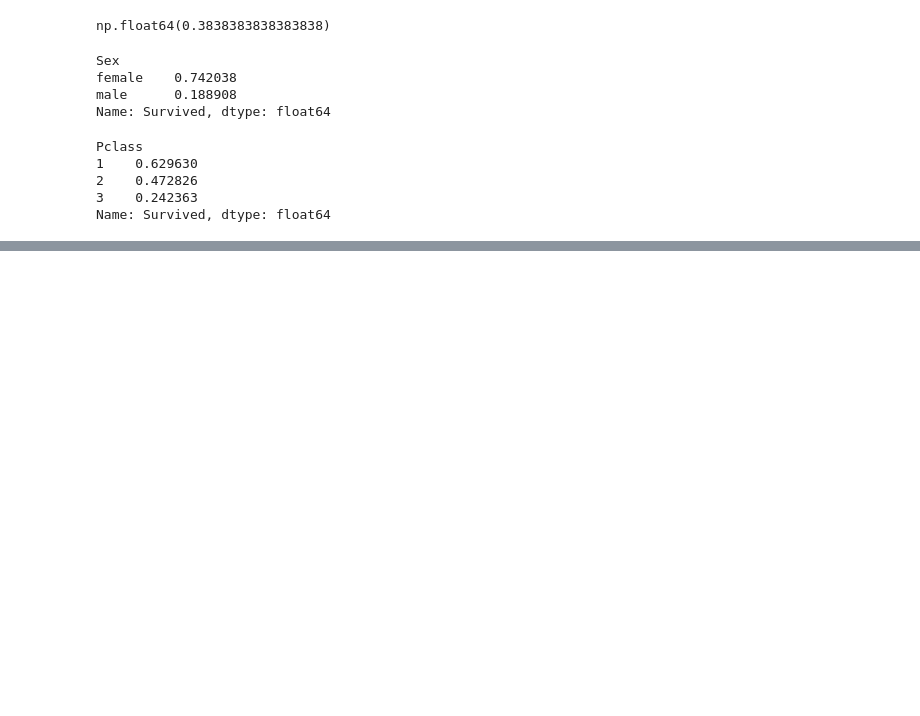
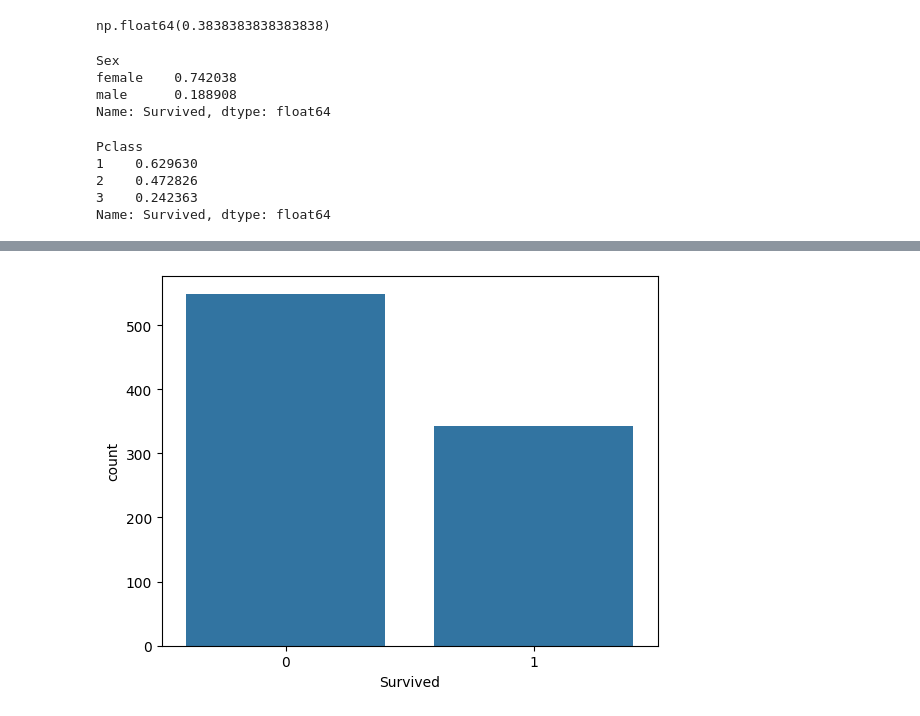
Before and after one commit to KickOutFury/AI-STUDY, a Jupyter notebook: KAGGLE/titanic/titanic_eda.ipynb, the cells around one changed output, grey strips where cells are left out. Saved outputs shown, nothing was run; the diff lists cells and outputs as text; code cells hidden in the pictures; blank space fills up the shorter version.

Commit message:
titanic project: data exploration and feature engineering

```diff
--- a/KAGGLE/titanic/titanic_eda.ipynb
+++ b/KAGGLE/titanic/titanic_eda.ipynb
@@ -88,0 +110,5 @@ Name: Survived, dtype: float64
+# %%
+sns.countplot(x="Survived", data = train)
+plt.show()
+# %% [output]
+[figure, added]
```
Also changed, not shown: parts of 11 cells of this notebook.
